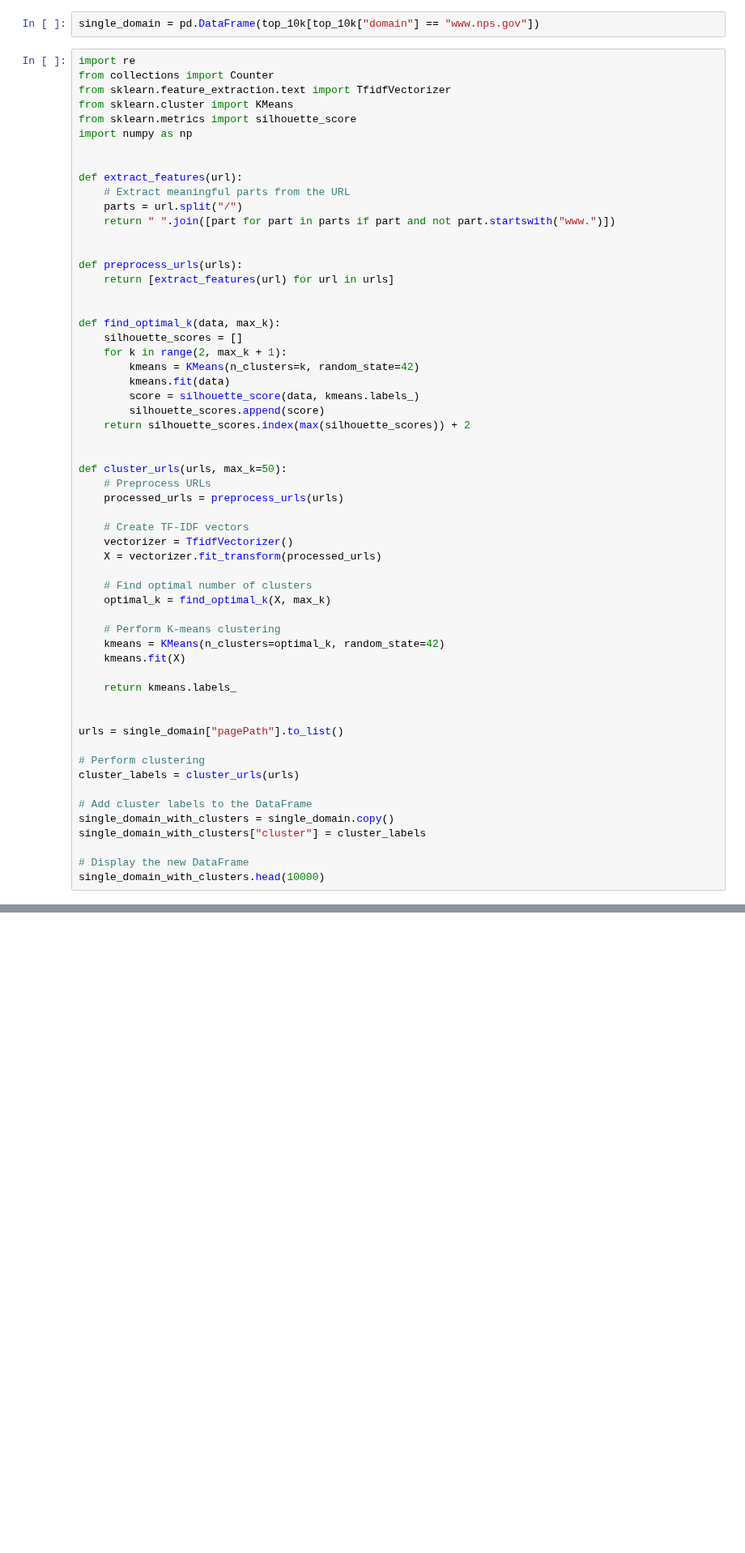
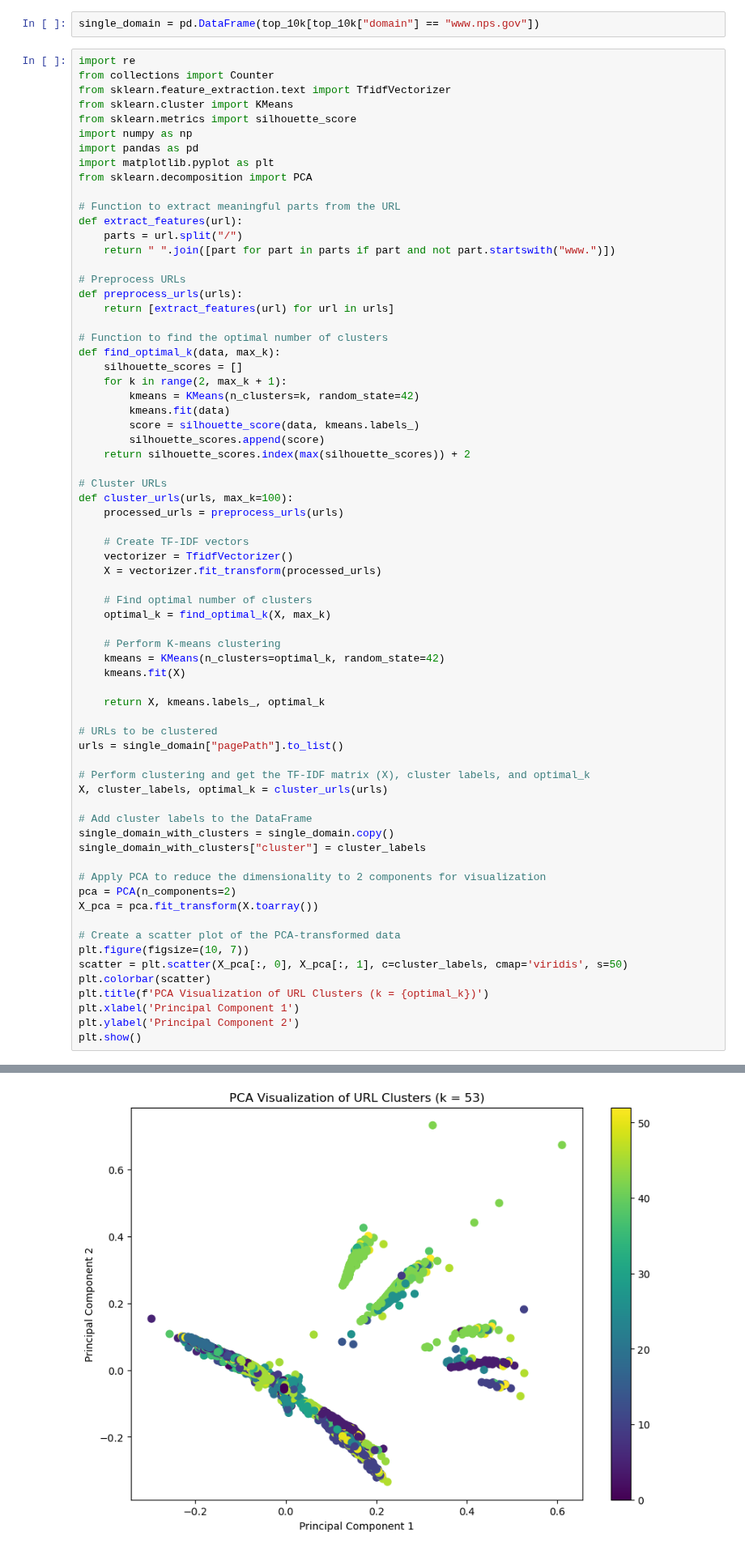
Before and after one commit to GSA-TTS/inclusive-web-performance-cx, a Jupyter notebook: research/single_agency_top_10k.ipynb, the cells around one changed output, grey strips where cells are left out. Shown at 81% size. Drawn from its saved outputs; the diff is of its cells as text; blank space fills up the shorter version.

Commit message:
plot cluster results. analyze clusters based on crux data and pageviews

```diff
--- a/research/single_agency_top_10k.ipynb
+++ b/research/single_agency_top_10k.ipynb
@@ -47,18 +47,20 @@ from sklearn.feature_extraction.text import TfidfVectorizer
 from sklearn.cluster import KMeans
 from sklearn.metrics import silhouette_score
 import numpy as np
+import pandas as pd
+import matplotlib.pyplot as plt
+from sklearn.decomposition import PCA
 
-
+# Function to extract meaningful parts from the URL
 def extract_features(url):
-    # Extract meaningful parts from the URL
     parts = url.split("/")
     return " ".join([part for part in parts if part and not part.startswith("www.")])
 
-
+# Preprocess URLs
 def preprocess_urls(urls):
     return [extract_features(url) for url in urls]
 
-
+# Function to find the optimal number of clusters
 def find_optimal_k(data, max_k):
     silhouette_scores = []
     for k in range(2, max_k + 1):
@@ -68,9 +70,8 @@ def find_optimal_k(data, max_k):
         silhouette_scores.append(score)
     return silhouette_scores.index(max(silhouette_scores)) + 2
 
-
-def cluster_urls(urls, max_k=50):
-    # Preprocess URLs
+# Cluster URLs
+def cluster_urls(urls, max_k=100):
     processed_urls = preprocess_urls(urls)
 
     # Create TF-IDF vectors
@@ -84,18 +85,28 @@ def cluster_urls(urls, max_k=50):
     kmeans = KMeans(n_clusters=optimal_k, random_state=42)
     kmeans.fit(X)
 
-    return kmeans.labels_
+    return X, kmeans.labels_, optimal_k
 
-
+# URLs to be clustered
 urls = single_domain["pagePath"].to_list()
 
-# Perform clustering
-cluster_labels = cluster_urls(urls)
+# Perform clustering and get the TF-IDF matrix (X), cluster labels, and optimal_k
+X, cluster_labels, optimal_k = cluster_urls(urls)
 
 # Add cluster labels to the DataFrame
 single_domain_with_clusters = single_domain.copy()
 single_domain_with_clusters["cluster"] = cluster_labels
 
-# Display the new DataFrame
-single_domain_with_clusters.head(10000)
+# Apply PCA to reduce the dimensionality to 2 components for visualization
+pca = PCA(n_components=2)
+X_pca = pca.fit_transform(X.toarray())
+
+# Create a scatter plot of the PCA-transformed data
+plt.figure(figsize=(10, 7))
+scatter = plt.scatter(X_pca[:, 0], X_pca[:, 1], c=cluster_labels, cmap='viridis', s=50)
+plt.colorbar(scatter)
+plt.title(f'PCA Visualization of URL Clusters (k = {optimal_k})')
+plt.xlabel('Principal Component 1')
+plt.ylabel('Principal Component 2')
+plt.show()
 # %% [output]
@@ -114,0 +113 @@ single_domain_with_clusters.head(10000)
+[figure, added]
```
Also changed, not shown: parts of 7 cells of this notebook, 1 other file.
